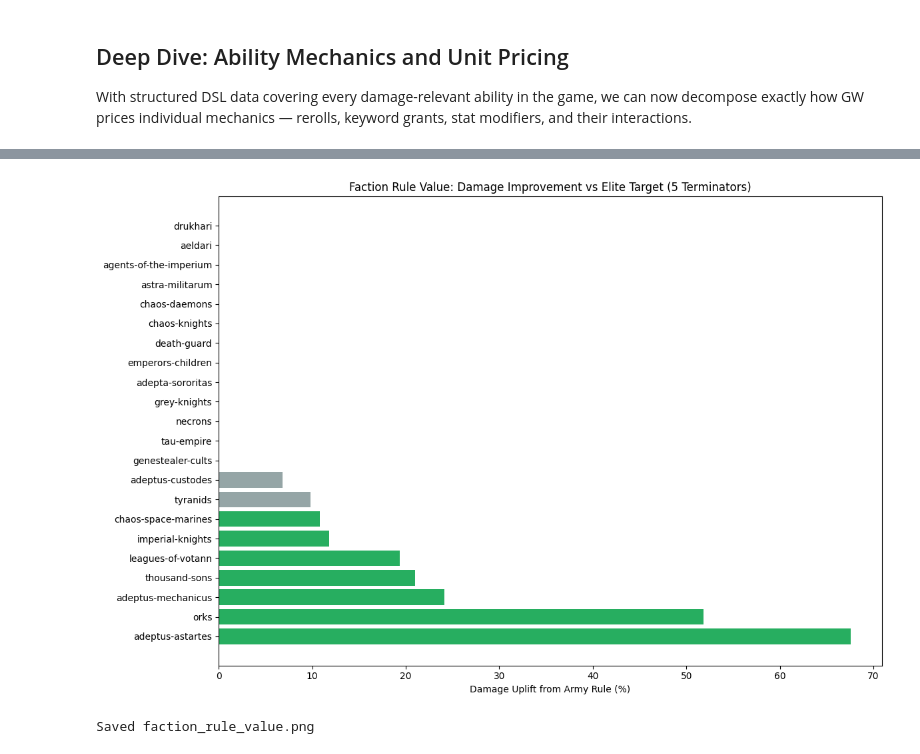
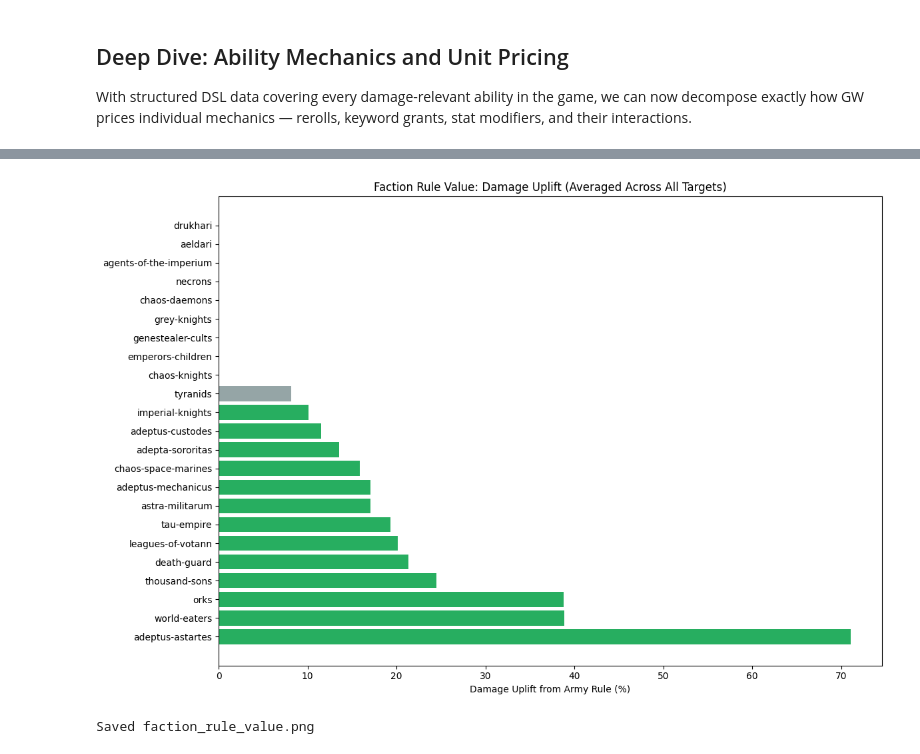
Before and after one commit to Tabletop-Developer-Consortium/40kdc-data, a Jupyter notebook: scripts/points_and_damage_analysis.ipynb, the cells around one changed output, grey strips where cells are left out. Drawn from its saved outputs; the diff is of its cells as text; code cells hidden in the pictures.

```diff
--- a/scripts/points_and_damage_analysis.ipynb
+++ b/scripts/points_and_damage_analysis.ipynb
@@ -1710,10 +2595,10 @@ Using Model C (stats + abilities + buffs, no faction dummies) to predict what ea
 "should" cost based on its statline and abilities. The residual reveals what GW is
 charging above or below the model's prediction — the faction-agnostic fair price.
 # %%
-# Compute residuals from Model C (no faction effects)
+# Compute residuals from Model E (best model, no faction dummies)
 # Predict for ALL units, not just train set
-X_all = sm.add_constant(df[feats_C].astype(float))
-df['predicted_log_ppm'] = model_C.predict(X_all)
+X_all = sm.add_constant(df[feats_E].astype(float))
+df['predicted_log_ppm'] = model_E.predict(X_all)
 df['predicted_ppm'] = np.exp(df['predicted_log_ppm'])
 df['residual_pct'] = (df['ppm'] / df['predicted_ppm'] - 1) * 100  # +% = overcosted, -% = undercosted
 df['residual_pts'] = df['ppm'] - df['predicted_ppm']  # absolute difference per model
@@ -1785,7 +2670,7 @@ ax = axes[0]
 ax.scatter(df['predicted_ppm'], df['ppm'], alpha=0.3, s=15, c='steelblue')
 max_val = max(df['ppm'].max(), df['predicted_ppm'].max())
 ax.plot([0, max_val], [0, max_val], 'r--', linewidth=1, label='Perfect prediction')
-ax.set_xlabel('Predicted PPM (Model C)')
+ax.set_xlabel('Predicted PPM (Model E)')
 ax.set_ylabel('Actual PPM')
 ax.set_title('Actual vs Predicted Points Per Model')
 ax.legend()
@@ -2443,7 +3868,7 @@ Sustained Hits (ability)           72           +3.6%          88         1.2x
 # %%
 # === WEAPON KEYWORD PRICING ===
 # How much does each weapon keyword add to unit cost?
-# Use Model C residuals to control for stats — the residual shows what GW charges
+# Use Model E residuals to control for stats — the residual shows what GW charges
 # above/below the prediction from stats+abilities.
 
 keyword_features = [
@@ -2463,15 +3888,15 @@ keyword_features = [
     ('Anti-Monster', 'has_anti_monster'),
 ]
 
-print("=== WEAPON KEYWORD PRICING (from Model C coefficients) ===")
+print("=== WEAPON KEYWORD PRICING (from Model E coefficients) ===")
 print(f"{'Keyword':<30s} {'Coef (log)':>10s} {'% Cost':>10s} {'p-value':>10s} {'Sig':>5s} {'Units with':>10s}")
 print("-" * 80)
 
 for name, col in keyword_features:
-    if col in model_C.params.index:
-        coef = model_C.params[col]
+    if col in model_E.params.index:
+        coef = model_E.params[col]
         pct = (np.exp(coef) - 1) * 100
-        pval = model_C.pvalues[col]
+        pval = model_E.pvalues[col]
         sig = "***" if pval < 0.001 else "**" if pval < 0.01 else "*" if pval < 0.05 else ""
         count = int(df[col].sum()) if col in df.columns else 0
         print(f"{name:<30s} {coef:>+10.4f} {pct:>+9.1f}% {pval:>10.3f} {sig:>5s} {count:>10d}")
@@ -2647,17 +4257,16 @@ Baseline (all units): median residual = +0.5%
 # %%
 # === FACTION RULE VALUE ===
 # How much of each faction's pricing premium comes from its army rule?
-# Compare: damage with army rule ON vs OFF
+# Compare: damage with army rule ON vs OFF, averaged across all 4 archetype targets
 
 print("=== FACTION RULE VALUE DECOMPOSITION ===")
 print("How much damage does each faction's army rule add per 100pts?\n")
 
 # For each faction, compute average damage with and without the faction rule
 faction_rule_impact = []
-test_target = ARCHETYPE_TARGETS['elite']  # Use terminators as reference
 
 for faction in sorted(factions_list):
-    if faction in ['_example', 'world-eaters']:
+    if faction == '_example':
         continue
 
     faction_units = [u for u in all_units if u['_faction'] == faction]
@@ -2674,19 +4283,31 @@ for faction in sorted(factions_list):
         cost = min_pts.get('cost', 0)
         if cost <= 0: continue
 
-        # With faction rule (full DSL buffs)
-        buffs_with = dsl_to_buffs(faction, u['id'], 'shooting')
-        dmg_w = compute_unit_total_damage(u, faction, test_target, buffs_with, 'shooting')
+        # Average across all 4 archetype targets
+        unit_dmg_with = []
+        unit_dmg_without = []
+        for arch_name, target in ARCHETYPE_TARGETS.items():
+            for phase in ['shooting', 'fight']:
+                # With faction rule (full DSL buffs)
+                buffs_with = dsl_to_buffs(faction, u['id'], phase)
+                dmg_w = compute_unit_total_damage(u, faction, target, buffs_with, phase)
 
-        # Without faction rule (only unit abilities)
-        buffs_without = Buffs(assume_stationary=True, assume_half_range=True)
-        for ab in dsl_by_unit.get((faction, u['id']), []):
-            walk_effect_to_buffs(ab.get('effect'), buffs_without)
-        dmg_wo = compute_unit_total_damage(u, faction, test_target, buffs_without, 'shooting')
+                # Without faction rule (only unit abilities)
+                buffs_without = Buffs(assume_stationary=(phase == 'shooting'),
+                                      assume_charged=(phase == 'fight'),
+                                      assume_half_range=True)
+                for ab in dsl_by_unit.get((faction, u['id']), []):
+                    walk_effect_to_buffs(ab.get('effect'), buffs_without)
+                dmg_wo = compute_unit_total_damage(u, faction, target, buffs_without, phase)
 
-        if dmg_wo > 0:
-            dmg_with_rule.append(dmg_w / cost * 100)
-            dmg_without_rule.append(dmg_wo / cost * 100)
+                unit_dmg_with.append(dmg_w)
+                unit_dmg_without.append(dmg_wo)
+
+        total_with = sum(unit_dmg_with)
+        total_without = sum(unit_dmg_without)
+        if total_without > 0:
+            dmg_with_rule.append(total_with / cost * 100)
+            dmg_without_rule.append(total_without / cost * 100)
 
     if len(dmg_with_rule) >= 3:
         avg_with = np.mean(dmg_with_rule)
@@ -2710,7 +4331,7 @@ fig, ax = plt.subplots(figsize=(12, 8))
 colors = ['#27ae60' if v > 10 else '#e74c3c' if v < -5 else '#95a5a6' for v in fri['uplift_pct']]
 ax.barh(fri['faction'], fri['uplift_pct'], color=colors)
 ax.set_xlabel('Damage Uplift from Army Rule (%)')
-ax.set_title('Faction Rule Value: Damage Improvement vs Elite Target (5 Terminators)')
+ax.set_title('Faction Rule Value: Damage Uplift (Averaged Across All Targets)')
 ax.axvline(0, color='black', linewidth=0.5)
 plt.tight_layout()
 plt.savefig(REPO / 'scripts' / 'faction_rule_value.png', dpi=150, bbox_inches='tight')
@@ -2737,2 +4358,2 @@ drukhari                         9.5        9.5        +0%
-[figure, old version]
+[figure, new version]
 Saved faction_rule_value.png
```
Also changed, not shown: parts of 39 cells of this notebook, 30 other files.
